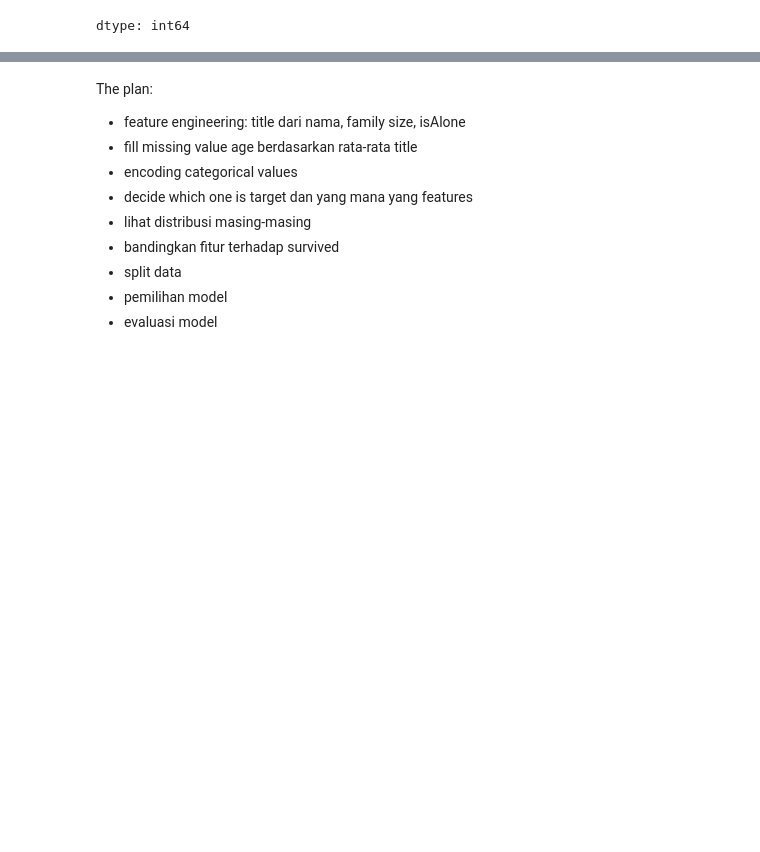
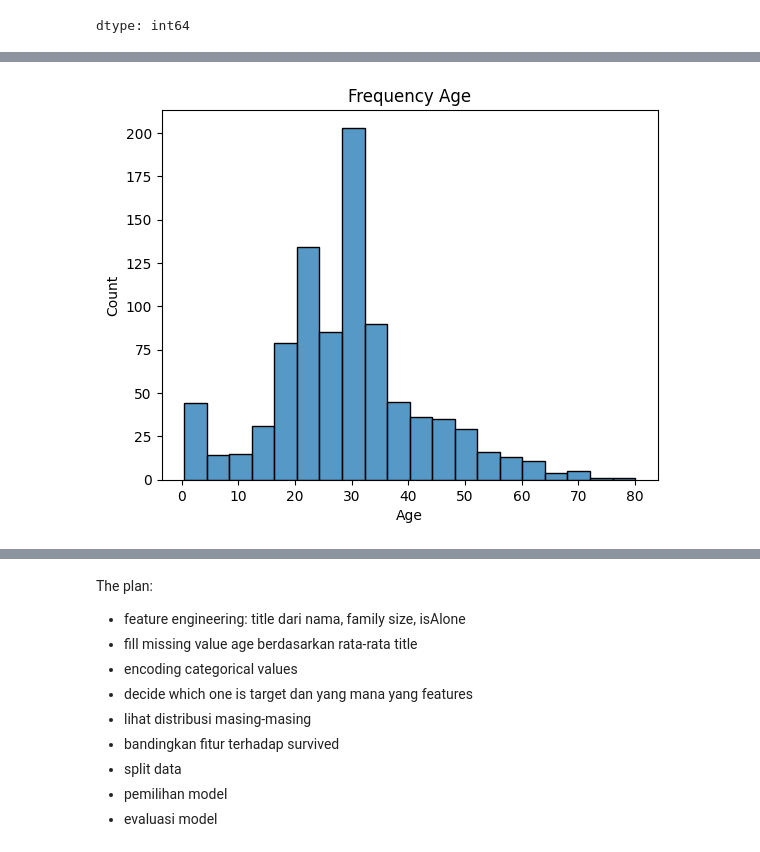
Before and after one commit to martharegina/machinelearning, a Jupyter notebook: titanic.ipynb, the cells around one changed output, grey strips where cells are left out. Saved outputs shown, nothing was run; the diff lists cells and outputs as text; code cells hidden in the pictures; blank space fills up the shorter version.

```diff
--- a/titanic.ipynb
+++ b/titanic.ipynb
@@ -169,0 +194,6 @@ memory usage: 36.5+ KB
+# %%
+sns.histplot(train_data['Age'], bins=20)
+plt.title('Frequency Age')
+plt.show()
+# %% [output]
+[figure, added]
```
Also changed, not shown: parts of 9 cells of this notebook.
